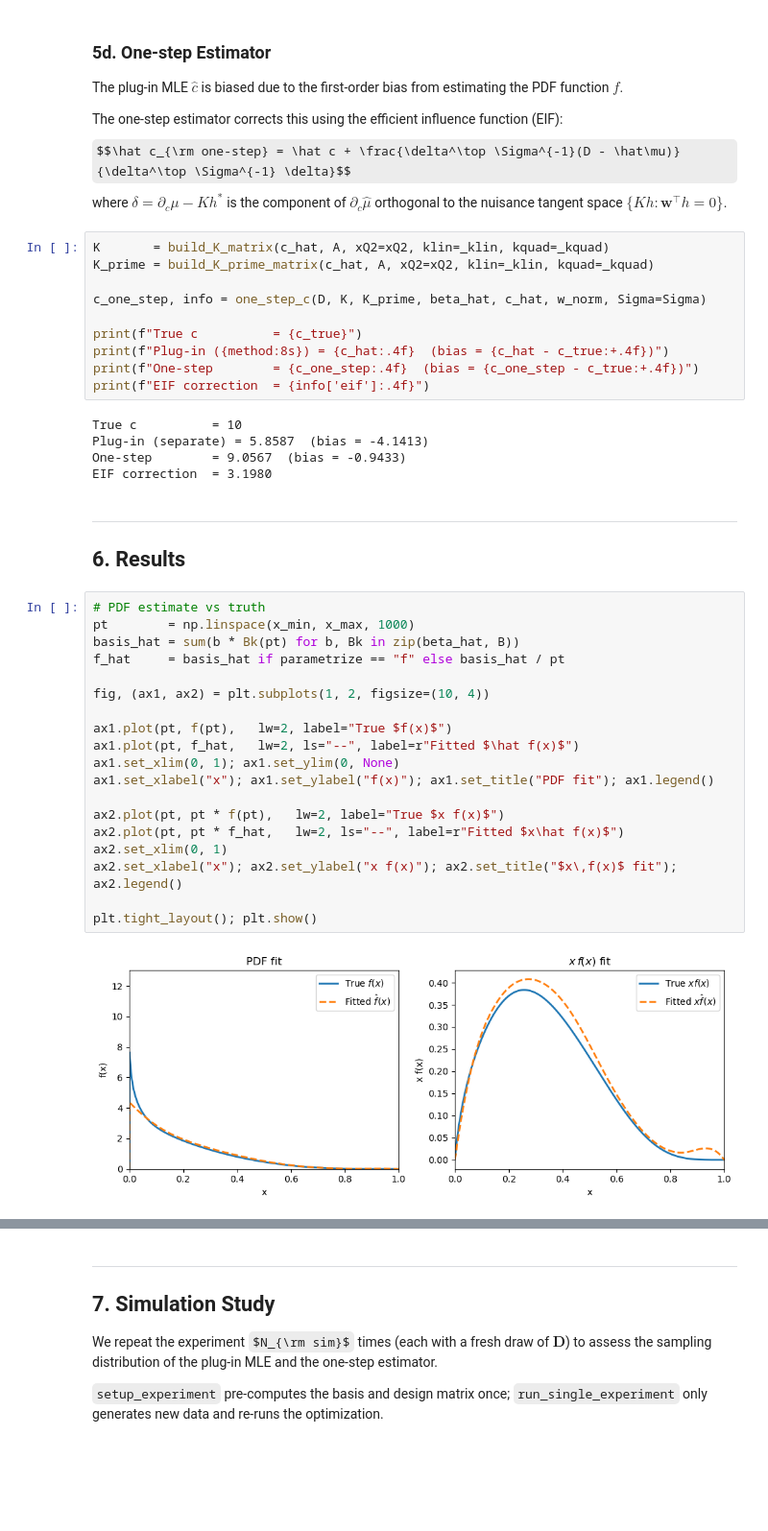
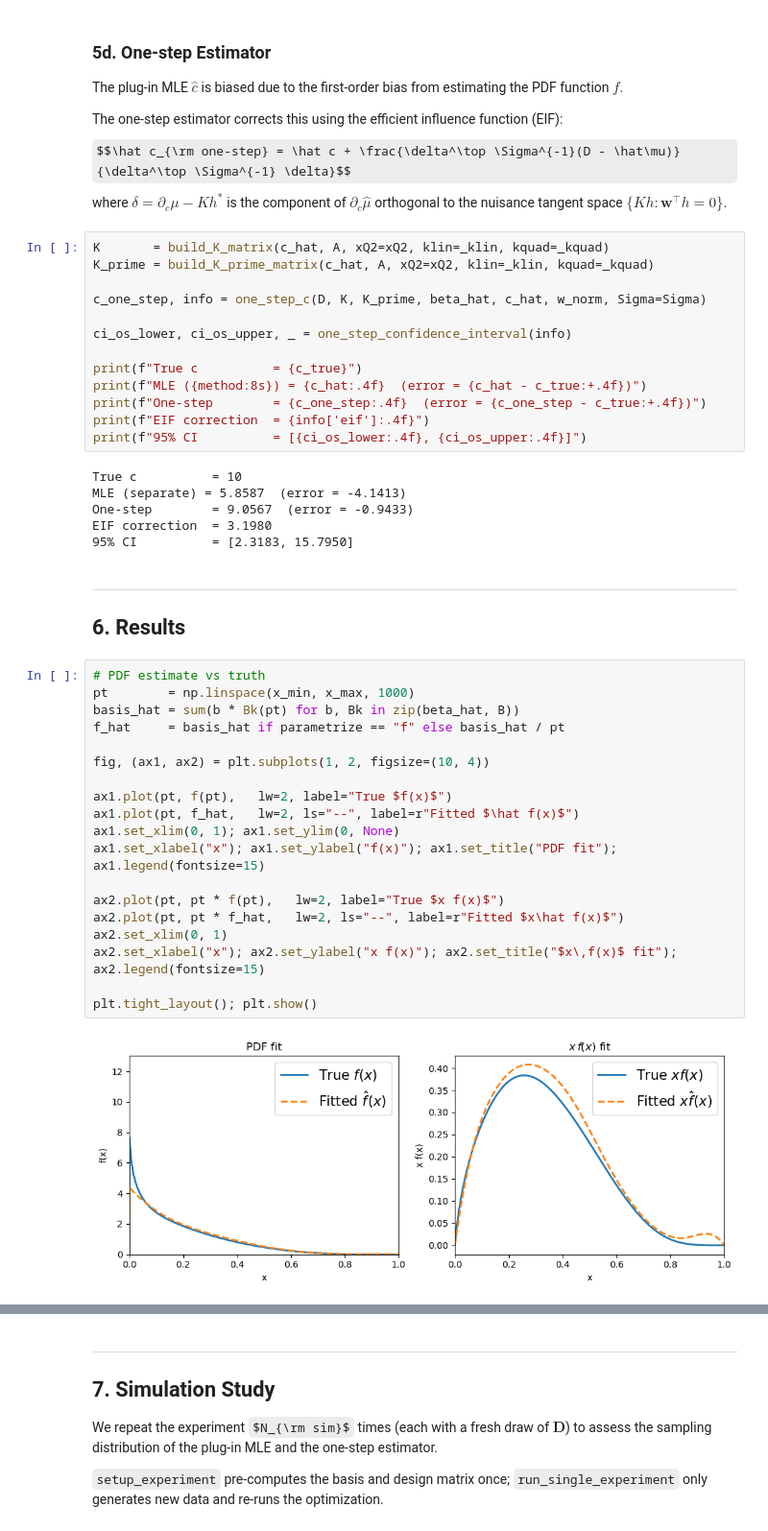
Before and after one commit to richardzhs/Semiparametric_Parameter_Estimation_PDF, a Jupyter notebook: T3_demo.ipynb, the cells around one changed output, grey strips where cells are left out. Shown at 96% size. Cells and saved outputs as stored; diff of their text form; some formulas as TeX source; blank space fills up the shorter version.

```diff
--- a/T3_demo.ipynb
+++ b/T3_demo.ipynb
@@ -341,39 +417,43 @@ K_prime = build_K_prime_matrix(c_hat, A, xQ2=xQ2, klin=_klin, kquad=_kquad)
 
 c_one_step, info = one_step_c(D, K, K_prime, beta_hat, c_hat, w_norm, Sigma=Sigma)
 
+ci_os_lower, ci_os_upper, _ = one_step_confidence_interval(info)
+
 print(f"True c          = {c_true}")
-print(f"Plug-in ({method:8s}) = {c_hat:.4f}  (bias = {c_hat - c_true:+.4f})")
-print(f"One-step        = {c_one_step:.4f}  (bias = {c_one_step - c_true:+.4f})")
+print(f"MLE ({method:8s}) = {c_hat:.4f}  (error = {c_hat - c_true:+.4f})")
+print(f"One-step        = {c_one_step:.4f}  (error = {c_one_step - c_true:+.4f})")
 print(f"EIF correction  = {info['eif']:.4f}")
+print(f"95% CI          = [{ci_os_lower:.4f}, {ci_os_upper:.4f}]")
 # %% [output]
 True c          = 10
-Plug-in (separate) = 5.8587  (bias = -4.1413)
-One-step        = 9.0567  (bias = -0.9433)
+MLE (separate) = 5.8587  (error = -4.1413)
+One-step        = 9.0567  (error = -0.9433)
 EIF correction  = 3.1980
+95% CI          = [2.3183, 15.7950]
 # %% [markdown]
 ---
 ## 6. Results
 # %%
 # PDF estimate vs truth
 pt        = np.linspace(x_min, x_max, 1000)
 basis_hat = sum(b * Bk(pt) for b, Bk in zip(beta_hat, B))
 f_hat     = basis_hat if parametrize == "f" else basis_hat / pt
 
 fig, (ax1, ax2) = plt.subplots(1, 2, figsize=(10, 4))
 
 ax1.plot(pt, f(pt),   lw=2, label="True $f(x)$")
 ax1.plot(pt, f_hat,   lw=2, ls="--", label=r"Fitted $\hat f(x)$")
 ax1.set_xlim(0, 1); ax1.set_ylim(0, None)
-ax1.set_xlabel("x"); ax1.set_ylabel("f(x)"); ax1.set_title("PDF fit"); ax1.legend()
+ax1.set_xlabel("x"); ax1.set_ylabel("f(x)"); ax1.set_title("PDF fit"); ax1.legend(fontsize=15)
 
 ax2.plot(pt, pt * f(pt),   lw=2, label="True $x f(x)$")
 ax2.plot(pt, pt * f_hat,   lw=2, ls="--", label=r"Fitted $x\hat f(x)$")
 ax2.set_xlim(0, 1)
-ax2.set_xlabel("x"); ax2.set_ylabel("x f(x)"); ax2.set_title("$x\,f(x)$ fit"); ax2.legend()
+ax2.set_xlabel("x"); ax2.set_ylabel("x f(x)"); ax2.set_title("$x\,f(x)$ fit"); ax2.legend(fontsize=15)
 
 plt.tight_layout(); plt.show()
 # %% [output]
-[figure, old version]
+[figure, new version]
 # %%
 # Mean prediction vs data
 mu_hat      = true_mean_basis(c_hat,      beta_hat, A, xQ2=xQ2, klin=_klin, kquad=_kquad)
```
Also changed, not shown: parts of 25 cells of this notebook, 1 other file.
